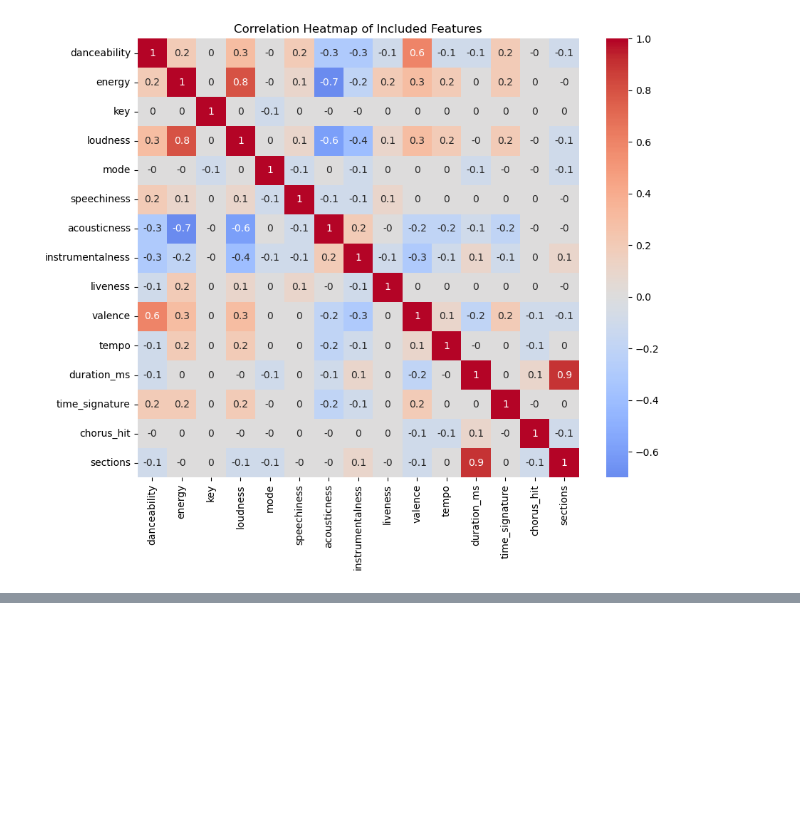
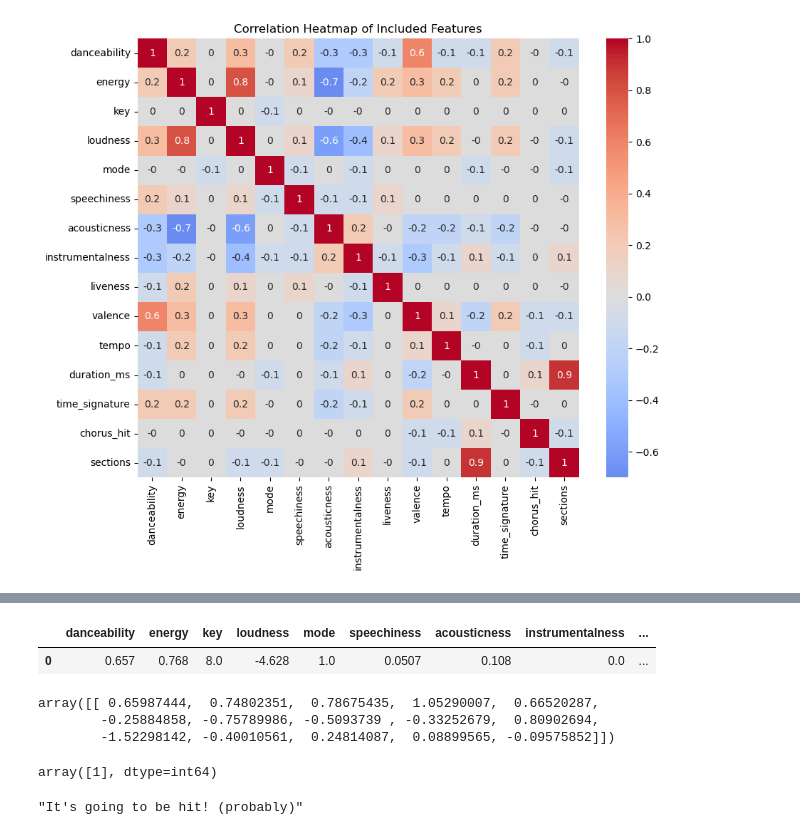
Before and after one commit to AlexMedinaG/Projecto-4, a Jupyter notebook: dataModeling.ipynb, the cells around one changed output, grey strips where cells are left out. Drawn from its saved outputs; the diff is of its cells as text; code cells hidden in the pictures; blank space fills up the shorter version.

```diff
--- a/dataModeling.ipynb
+++ b/dataModeling.ipynb
@@ -218,0 +231,24 @@ plt.show()
+# %%
+import json
+
+mock_data = {
+    "danceability": 6.570000e-01,
+    "energy": 7.680000e-01,
+    "key": 8.000000e+00,
+    "loudness": -4.628000e+00,
+    "mode": 1.000000e+00,
+    "speechiness": 5.070000e-02,
+    "acousticness": 1.080000e-01,
+    "instrumentalness": 0.000000e+00,
+    "liveness": 1.440000e-01,
+    "valence": 7.590000e-01,
+    "tempo": 7.502500e+01,
+    "duration_ms": 1.862230e+05,
+    "time_signature": 4.000000e+00,
+    "chorus_hit": 4.181393e+01,
+    "sections": 1.000000e+01
+}
+
+# Convert the dictionary to a JSON-formatted string
+data = json.dumps(mock_data)
+data
@@ -218,0 +257,3 @@ plt.show()
+# %%
+data = json.loads(data)
+data
@@ -218,0 +276,24 @@ plt.show()
+# %%
+input_data = pd.DataFrame(data, index=[0])
+input_data
+# %% [output]
+|  | danceability | energy | key | loudness | mode | speechiness | acousticness | instrumentalness | ... |
+| 0 | 0.657 | 0.768 | 8.0 | -4.628 | 1.0 | 0.0507 | 0.108 | 0.0 | ... |
+# %%
+scaler = joblib.load('scaler.pkl')
+scaled_data = scaler.transform(input_data)
+scaled_data
+# %% [output]
+array([[ 0.65987444,  0.74802351,  0.78675435,  1.05290007,  0.66520287,
+        -0.25884858, -0.75789986, -0.5093739 , -0.33252679,  0.80902694,
+        -1.52298142, -0.40010561,  0.24814087,  0.08899565, -0.09575852]])
+# %%
+predictions = model.predict(scaled_data)
+predictions
+# %% [output]
+array([1], dtype=int64)
+# %%
+prediction_text = "Probably not a hit" if predictions[0] == 0 else "It's going to be hit! (probably)"
+prediction_text
+# %% [output]
+"It's going to be hit! (probably)"
```
Also changed, not shown: parts of 14 cells of this notebook, 5 other files.
